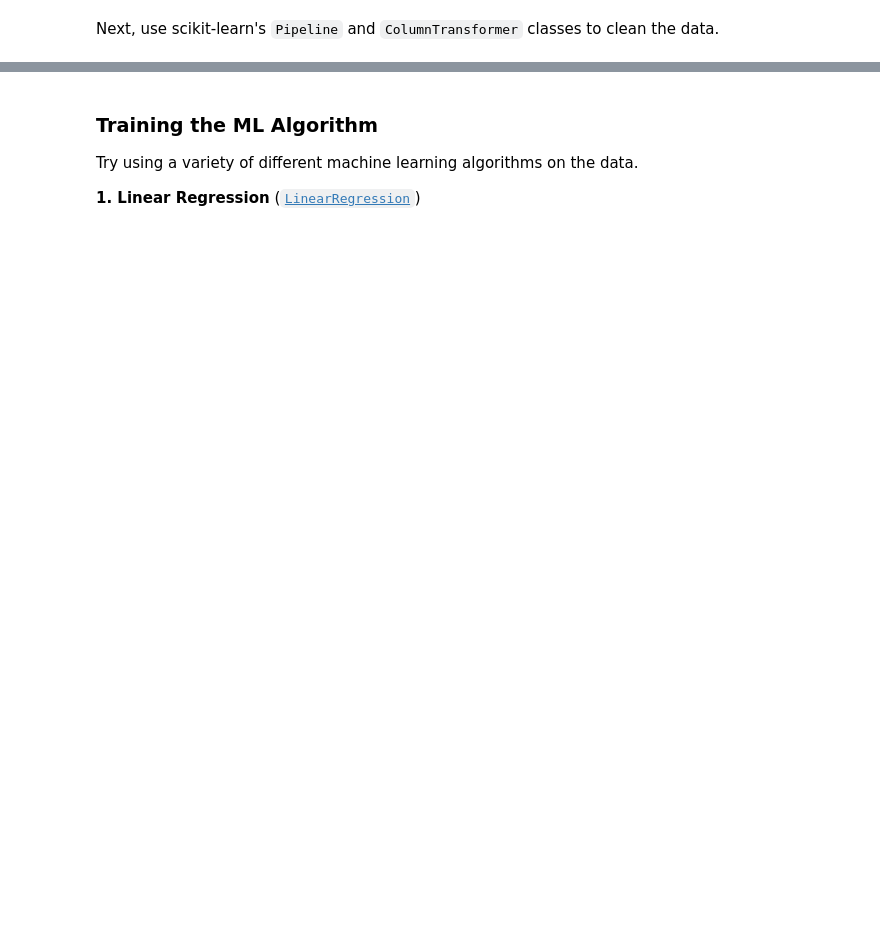
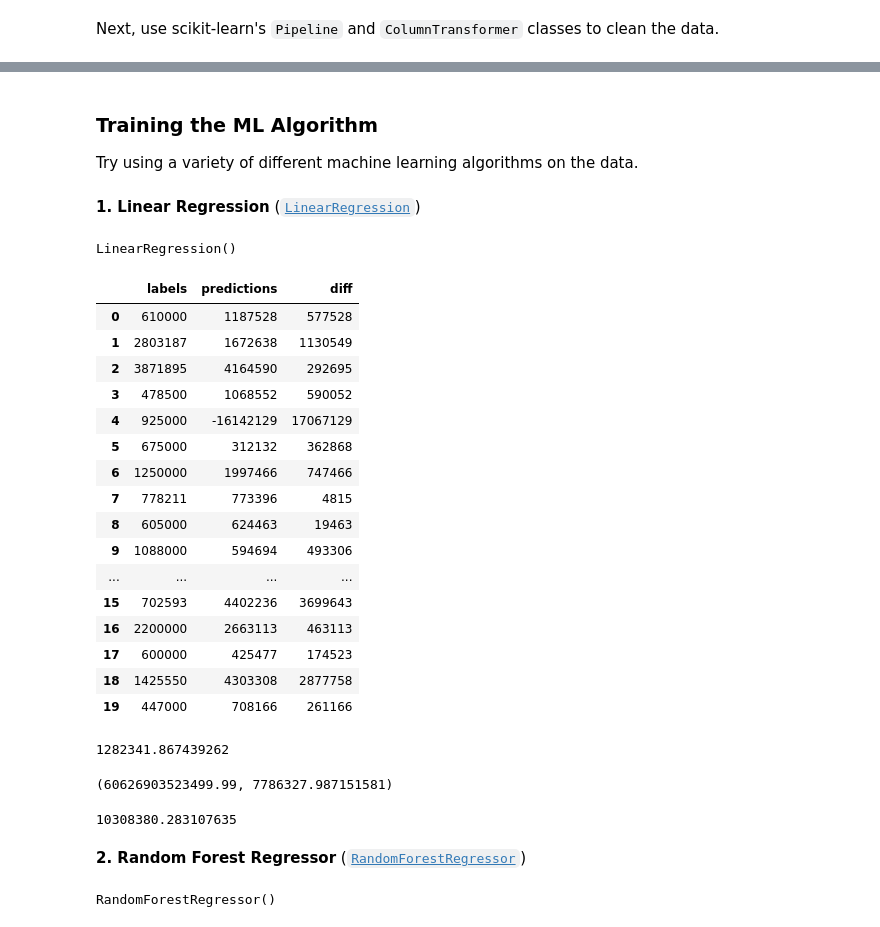
Before and after one commit to AJarombek/machine-learning-programs, a Jupyter notebook: programs/nyc-property-sales/nyc-property-sales.ipynb, the cells around one changed output, grey strips where cells are left out. Cells and saved outputs as stored; diff of their text form; code cells hidden in the pictures; blank space fills up the shorter version.

Commit message:
ml algorithms applied to data

```diff
--- a/programs/nyc-property-sales/nyc-property-sales.ipynb
+++ b/programs/nyc-property-sales/nyc-property-sales.ipynb
@@ -219,7 +219,7 @@ clean_data = train_set.drop(['Unnamed: 0', 'EASE-MENT', 'ADDRESS', 'APARTMENT NU
 clean_data['SALE PRICE'] = clean_data['SALE PRICE'].replace(r'^\s+-\s+$', '0', regex=True)
 clean_data['SALE PRICE'] = clean_data['SALE PRICE'].astype(int)
 clean_data = clean_data[~clean_data['SALE PRICE'].isnull()]
-clean_data = clean_data[clean_data['SALE PRICE'] > 10]
+clean_data = clean_data[clean_data['SALE PRICE'] > 100_000]
 
 clean_data['LAND SQUARE FEET'] = \
     clean_data['LAND SQUARE FEET']\
@@ -398,5 +421,3 @@ nyc_property_sales_prepared
 ### Training the ML Algorithm
 
 Try using a variety of different machine learning algorithms on the data.
-
-**1. Linear Regression** ([`LinearRegression`](https://scikit-learn.org/stable/modules/generated/sklearn.linear_model.LinearRegression.html))
@@ -402,0 +427,70 @@ Try using a variety of different machine learning algorithms on the data.
+# %% [markdown]
+**1. Linear Regression** ([`LinearRegression`](https://scikit-learn.org/stable/modules/generated/sklearn.linear_model.LinearRegression.html))
+# %%
+from sklearn.linear_model import LinearRegression
+
+lin_reg = LinearRegression()
+lin_reg.fit(nyc_property_sales_prepared, nyc_property_sales_labels)
+# %% [output]
+LinearRegression()
+# %%
+lin_reg_predictions = lin_reg.predict(nyc_property_sales_prepared)
+
+labels_and_predictions = pd.DataFrame({
+    'labels': list(nyc_property_sales_labels),
+    'predictions': lin_reg_predictions.astype(int)
+})
+
+labels_and_predictions['diff'] = (labels_and_predictions['labels'] - labels_and_predictions['predictions']).abs().astype(int)
+
+labels_and_predictions.head(20)
+# %% [output]
+|  | labels | predictions | diff |
+| 0 | 610000 | 1187528 | 577528 |
+| 1 | 2803187 | 1672638 | 1130549 |
+| 2 | 3871895 | 4164590 | 292695 |
+| 3 | 478500 | 1068552 | 590052 |
+| 4 | 925000 | -16142129 | 17067129 |
+| 5 | 675000 | 312132 | 362868 |
+| 6 | 1250000 | 1997466 | 747466 |
+| 7 | 778211 | 773396 | 4815 |
+| 8 | 605000 | 624463 | 19463 |
+| 9 | 1088000 | 594694 | 493306 |
+| ... | ... | ... | ... |
+| 15 | 702593 | 4402236 | 3699643 |
+| 16 | 2200000 | 2663113 | 463113 |
+| 17 | 600000 | 425477 | 174523 |
+| 18 | 1425550 | 4303308 | 2877758 |
+| 19 | 447000 | 708166 | 261166 |
+# %%
+labels_and_predictions['diff'].mean()
+# %% [output]
+1282341.867439262
+# %%
+# Create a tuple of (MSE, RMSE)
+lin_reg_mse = mean_squared_error(nyc_property_sales_labels, lin_reg_predictions)
+lin_reg_mse, np.sqrt(lin_reg_mse)
+# %% [output]
+(60626903523499.99, 7786327.987151581)
+# %%
+li_reg_scores = cross_val_score(
+    lin_reg,
+    nyc_property_sales_prepared,
+    nyc_property_sales_labels,
+    scoring='neg_mean_squared_error',
+    cv=10
+)
+
+lin_reg_rmse_scores = np.sqrt(-scores)
+lin_reg_rmse_scores.mean()
+# %% [output]
+10308380.283107635
+# %% [markdown]
+**2. Random Forest Regressor** ([`RandomForestRegressor`](https://scikit-learn.org/stable/modules/generated/sklearn.ensemble.RandomForestRegressor.html))
+# %%
+from sklearn.ensemble import RandomForestRegressor
+
+random_forest_reg = RandomForestRegressor()
+random_forest_reg.fit(nyc_property_sales_prepared, nyc_property_sales_labels)
+# %% [output]
+RandomForestRegressor()
```
Also changed, not shown: parts of 16 cells of this notebook.
